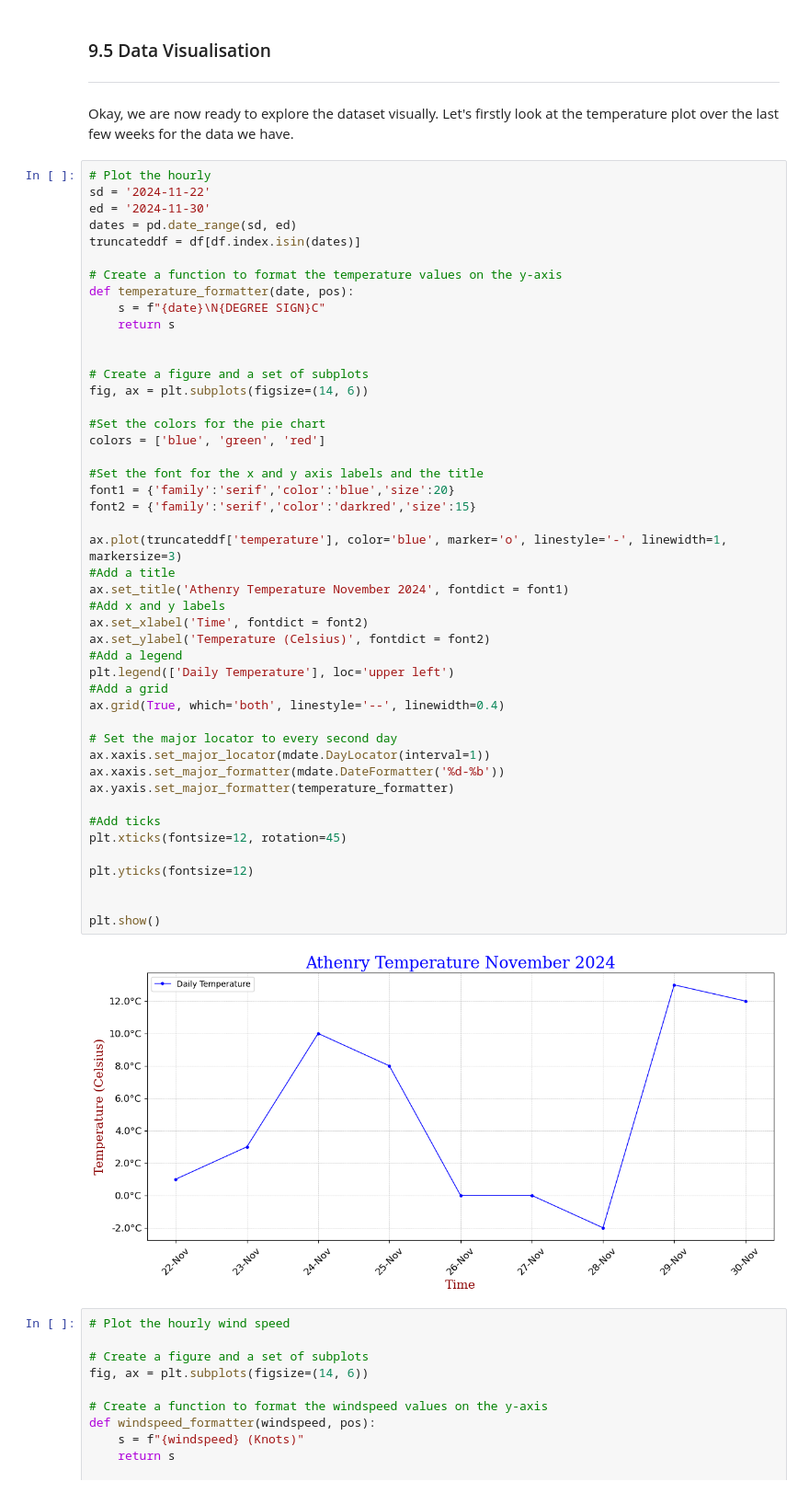
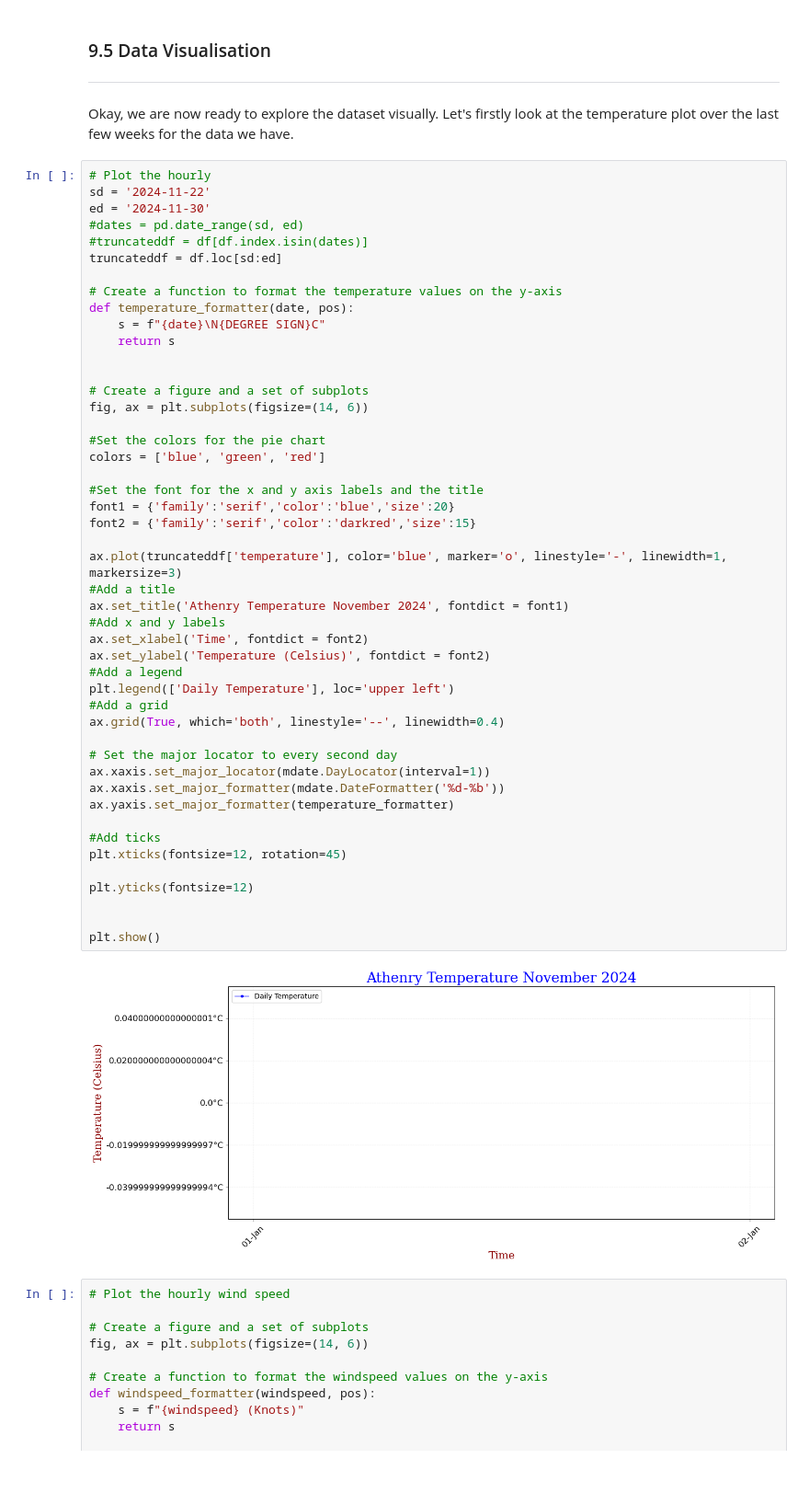
Before and after one commit to MikeCurleyCoosan/computer_infrastructure, a Jupyter notebook: weather.ipynb, the cells around one changed output. Shown at 92% size. Saved outputs shown, nothing was run; the diff lists cells and outputs as text.

```diff
--- a/weather.ipynb
+++ b/weather.ipynb
@@ -700,8 +695,9 @@ Okay, we are now ready to explore the dataset visually. Let's firstly look at th
 # Plot the hourly
 sd = '2024-11-22'
 ed = '2024-11-30'
-dates = pd.date_range(sd, ed)
-truncateddf = df[df.index.isin(dates)]
+#dates = pd.date_range(sd, ed)
+#truncateddf = df[df.index.isin(dates)]
+truncateddf = df.loc[sd:ed]
 
 # Create a function to format the temperature values on the y-axis
 def temperature_formatter(date, pos):
@@ -716,34 +712,34 @@ fig, ax = plt.subplots(figsize=(14, 6))
 colors = ['blue', 'green', 'red']
 
 #Set the font for the x and y axis labels and the title
 font1 = {'family':'serif','color':'blue','size':20}
 font2 = {'family':'serif','color':'darkred','size':15}
 
 ax.plot(truncateddf['temperature'], color='blue', marker='o', linestyle='-', linewidth=1, markersize=3)
 #Add a title
 ax.set_title('Athenry Temperature November 2024', fontdict = font1)
 #Add x and y labels
 ax.set_xlabel('Time', fontdict = font2)
 ax.set_ylabel('Temperature (Celsius)', fontdict = font2)
 #Add a legend
 plt.legend(['Daily Temperature'], loc='upper left')
 #Add a grid
 ax.grid(True, which='both', linestyle='--', linewidth=0.4)
 
 # Set the major locator to every second day
 ax.xaxis.set_major_locator(mdate.DayLocator(interval=1))
 ax.xaxis.set_major_formatter(mdate.DateFormatter('%d-%b'))
 ax.yaxis.set_major_formatter(temperature_formatter)
 
 #Add ticks
 plt.xticks(fontsize=12, rotation=45)
 
 plt.yticks(fontsize=12)
 
 
 plt.show()
 # %% [output]
-[figure, old version]
+[figure, new version]
 # %%
 # Plot the hourly wind speed
 
```
Also changed, not shown: parts of 1 cell of this notebook, 1 other file.
